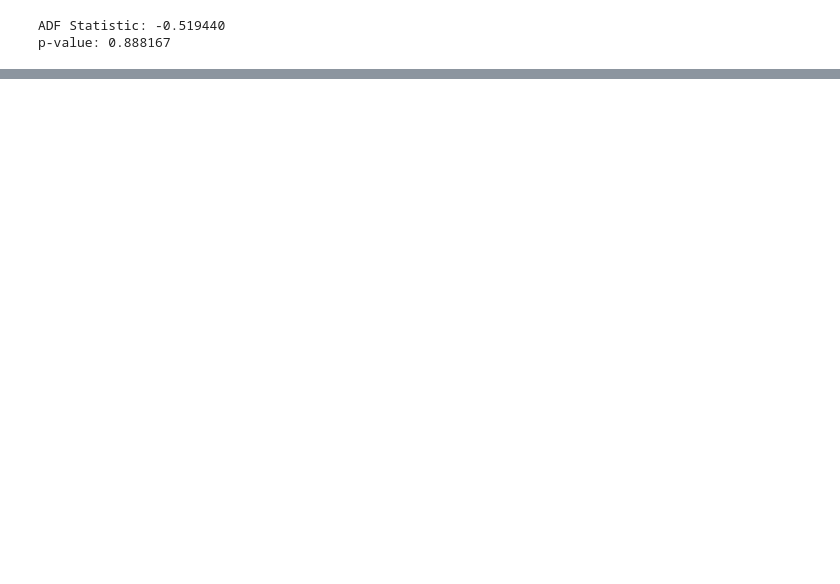
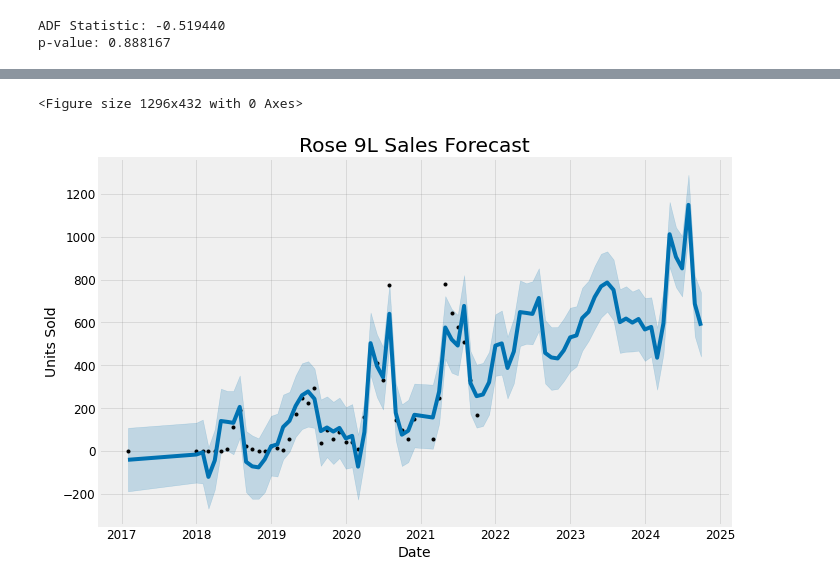
Before and after one commit to fengtastics/111-Capstone, a Jupyter notebook: Arterra_Project.ipynb, the cells around one changed output, grey strips where cells are left out. Saved outputs shown, nothing was run; the diff lists cells and outputs as text; code cells hidden in the pictures; blank space fills up the shorter version.

```diff
--- a/Arterra_Project.ipynb
+++ b/Arterra_Project.ipynb
@@ -227,0 +239,3 @@ ValueError: ignored
+# %%
+df = df.rename(columns={'Date': 'ds', '9L Cases': 'y'})
+df.head()
@@ -227,0 +249,3 @@ ValueError: ignored
+# %%
+Varietal_model = Prophet(interval_width=0.95)
+Varietal_model.fit(df)
@@ -227,0 +257,10 @@ ValueError: ignored
+# %%
+Varietal_forecast = Varietal_model.make_future_dataframe(periods=36, freq='MS')
+Varietal_forecast = Varietal_model.predict(Varietal_forecast)
+# %%
+plt.figure(figsize=(18, 6))
+Varietal_model.plot(Varietal_forecast, xlabel = 'Date', ylabel = 'Units Sold')
+plt.title('Rose 9L Sales Forecast');
+# %% [output]
+<Figure size 1296x432 with 0 Axes>
+[figure, added]
```
Also changed, not shown: parts of 15 cells of this notebook.
